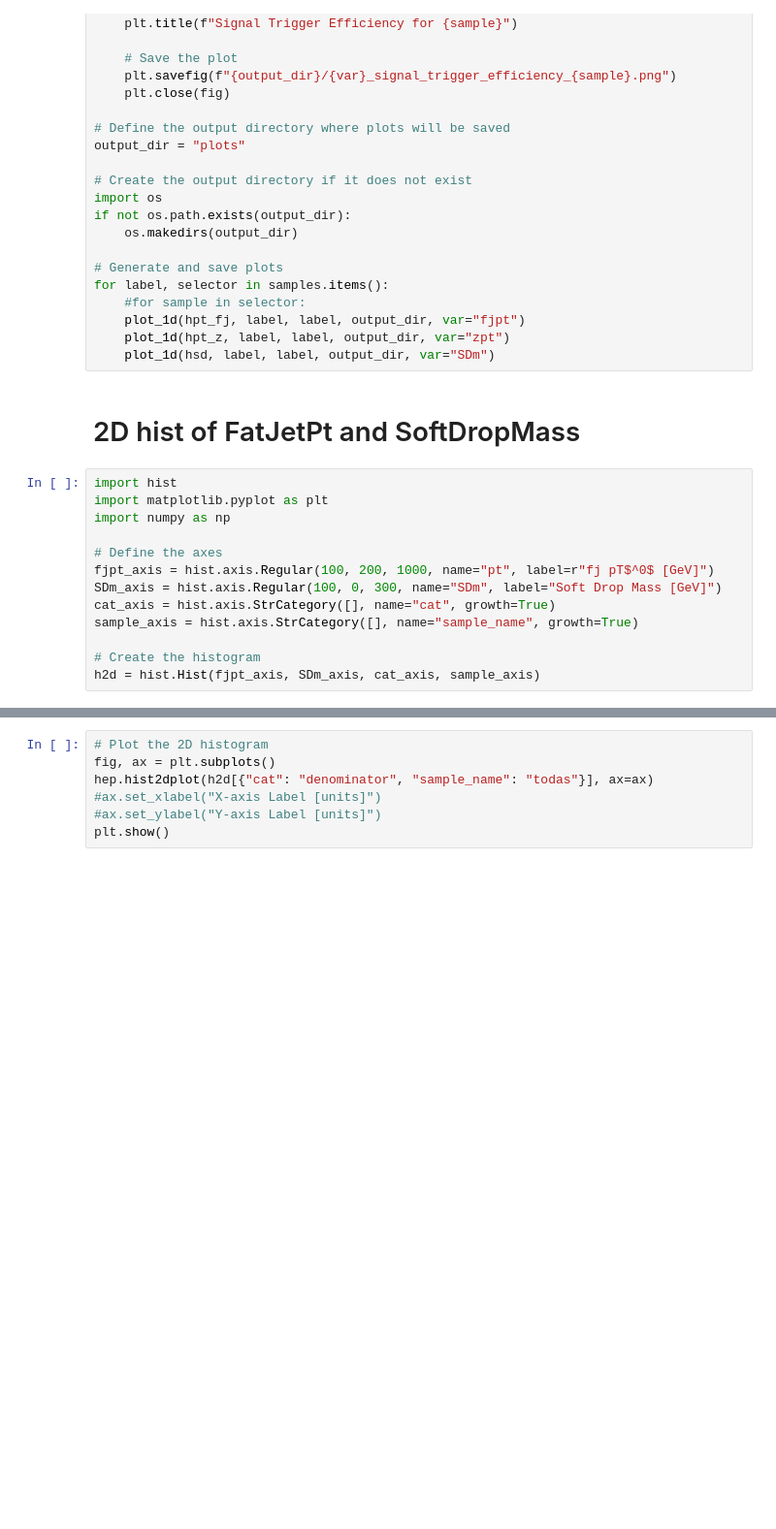
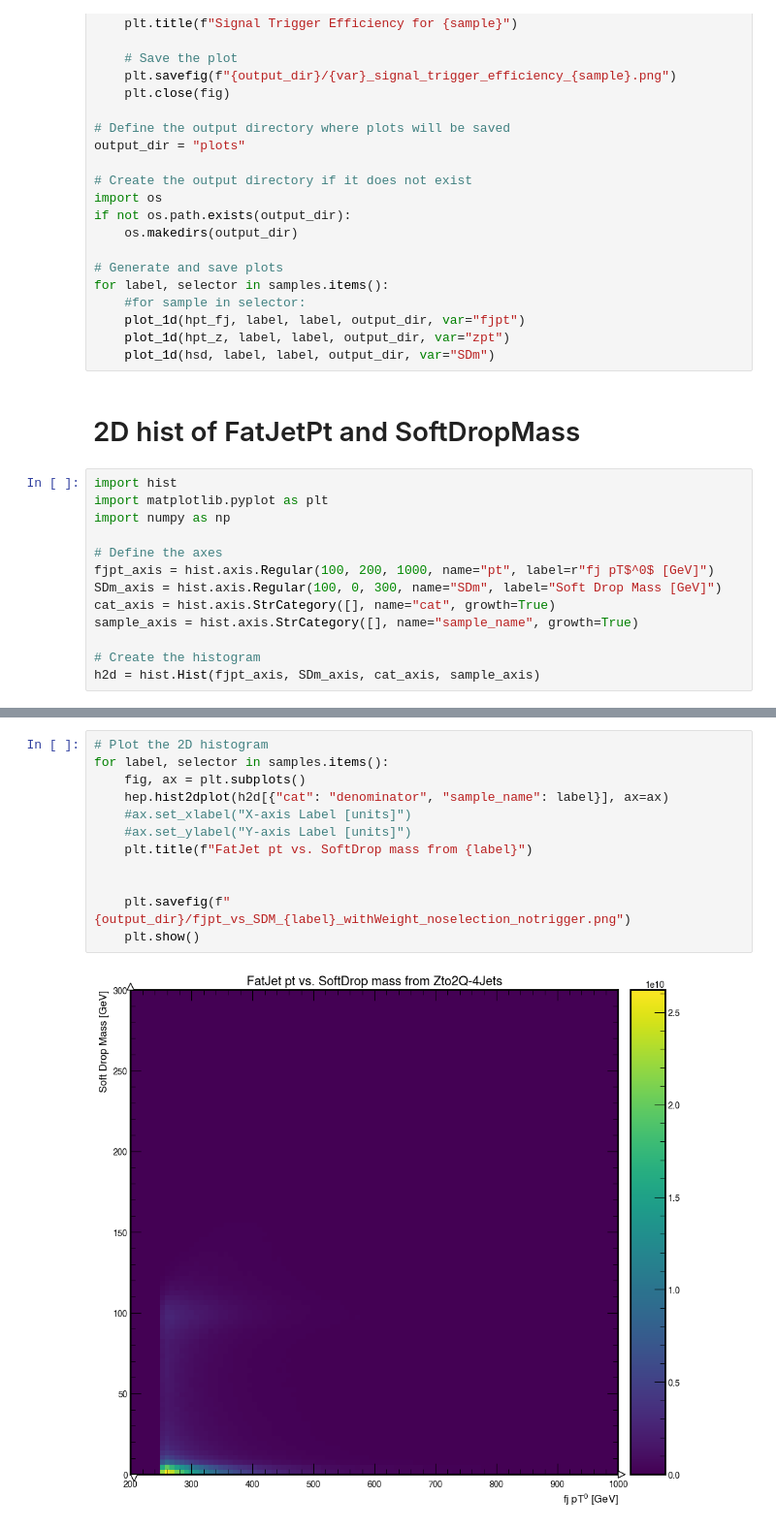
Before and after one commit to gabihamilton/genZ, a Jupyter notebook: trigger_signal.ipynb, the cells around one changed output, grey strips where cells are left out. Shown at 97% size. Cells and saved outputs as stored; diff of their text form; blank space fills up the shorter version.

```diff
--- a/trigger_signal.ipynb
+++ b/trigger_signal.ipynb
@@ -392,7 +475,14 @@ for sample in events_dict.keys():
 # %%
 # Plot the 2D histogram
-fig, ax = plt.subplots()
-hep.hist2dplot(h2d[{"cat": "denominator", "sample_name": "todas"}], ax=ax)
-#ax.set_xlabel("X-axis Label [units]")
-#ax.set_ylabel("Y-axis Label [units]")
-plt.show()
+for label, selector in samples.items():
+    fig, ax = plt.subplots()
+    hep.hist2dplot(h2d[{"cat": "denominator", "sample_name": label}], ax=ax)
+    #ax.set_xlabel("X-axis Label [units]")
+    #ax.set_ylabel("Y-axis Label [units]")
+    plt.title(f"FatJet pt vs. SoftDrop mass from {label}")
+
+
+    plt.savefig(f"{output_dir}/fjpt_vs_SDM_{label}_withWeight_noselection_notrigger.png")
+    plt.show()
+# %% [output]
+[figure, added]
```
Also changed, not shown: parts of 15 cells of this notebook, 2 other files.
